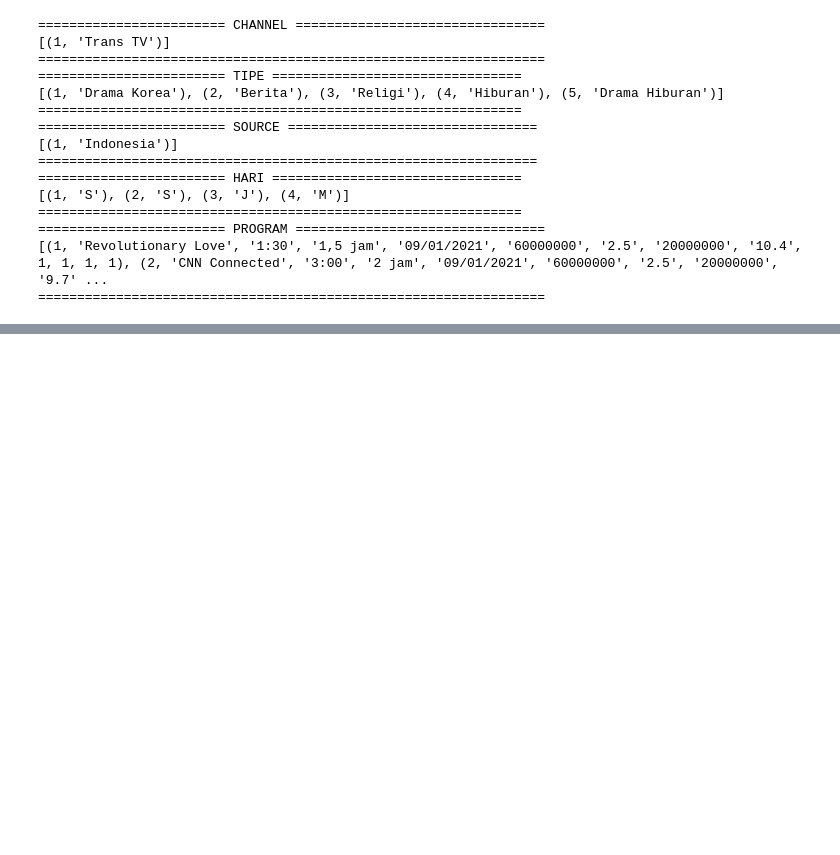
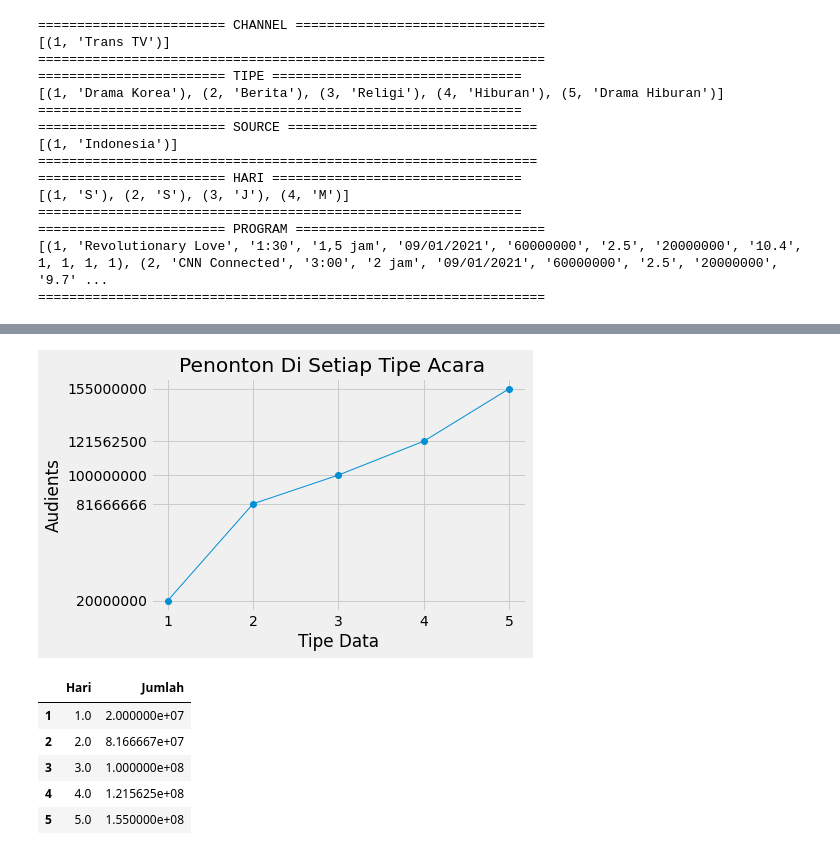
Before and after one commit to fernandaputraaditya/Data-Warehouse, a Jupyter notebook: Project Data Warehouse (07015)/Data Warehouse.ipynb, the cells around one changed output, grey strips where cells are left out. Cells and saved outputs as stored; diff of their text form; code cells hidden in the pictures; blank space fills up the shorter version.

```diff
--- a/Project Data Warehouse (07015)/Data Warehouse.ipynb
+++ b/Project Data Warehouse (07015)/Data Warehouse.ipynb
@@ -206,0 +233,27 @@ print("=================================================================")
+# %%
+ci.execute('''select * from(select tipe_id, avg(audients) as jumlah_penonton from program group by tipe_id)''')
+jumlah = []
+for row in ci.fetchall():
+    jumlah.append(row)
+np_hari = np.array(jumlah)
+
+plt.plot([int (x[0]) for x in np_hari [:,:]], [ int(x[1]) for x in np_hari[:,:]],'-o',linewidth=1.0)
+plt.xticks([ int(x[0]) for x in np_hari[:,:]], [ int(x[0]) for x in np_hari[:,:]])
+plt.yticks([ int(x[1]) for x in np_hari[:,:]], [ int(x[1]) for x in np_hari[:,:]])
+plt.xlabel('Tipe Data')
+plt.ylabel('Audients')
+plt.title("Penonton Di Setiap Tipe Acara  ")
+plt.show()
+
+df = pd.DataFrame([ x for x in np_hari[:,:]])
+df.columns = ['Hari', 'Jumlah']
+df.index = np.arange(1,len(df)+1)
+df
+# %% [output]
+[figure, added]
+|  | Hari | Jumlah |
+| 1 | 1.0 | 2.000000e+07 |
+| 2 | 2.0 | 8.166667e+07 |
+| 3 | 3.0 | 1.000000e+08 |
+| 4 | 4.0 | 1.215625e+08 |
+| 5 | 5.0 | 1.550000e+08 |
```
Also changed, not shown: parts of 1 cell of this notebook.
